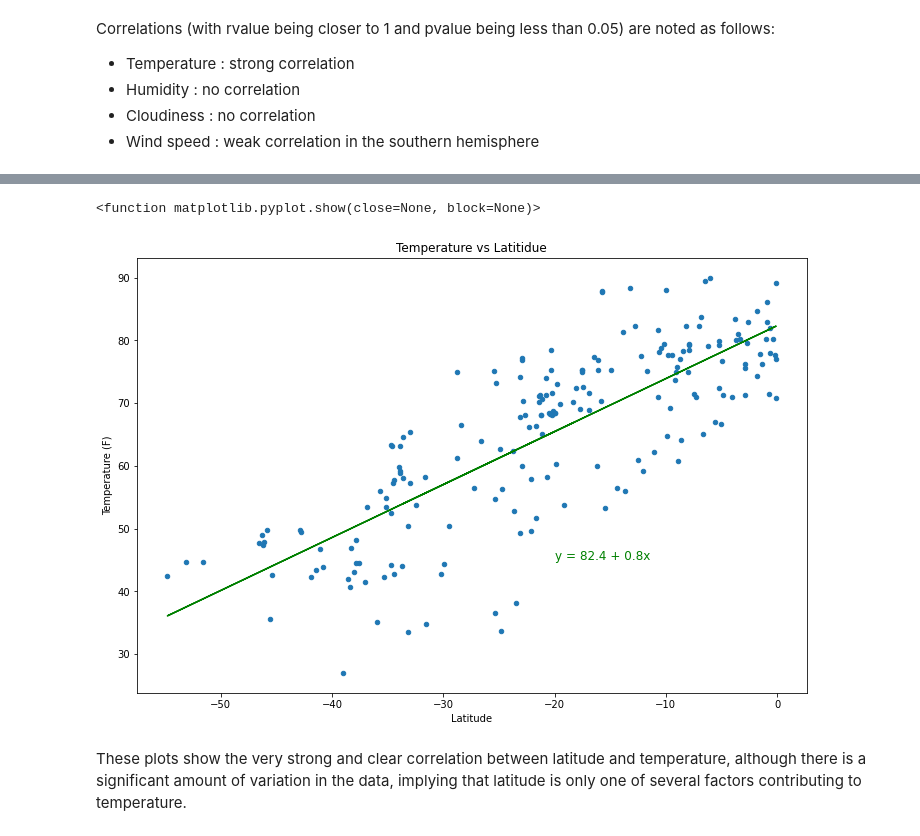
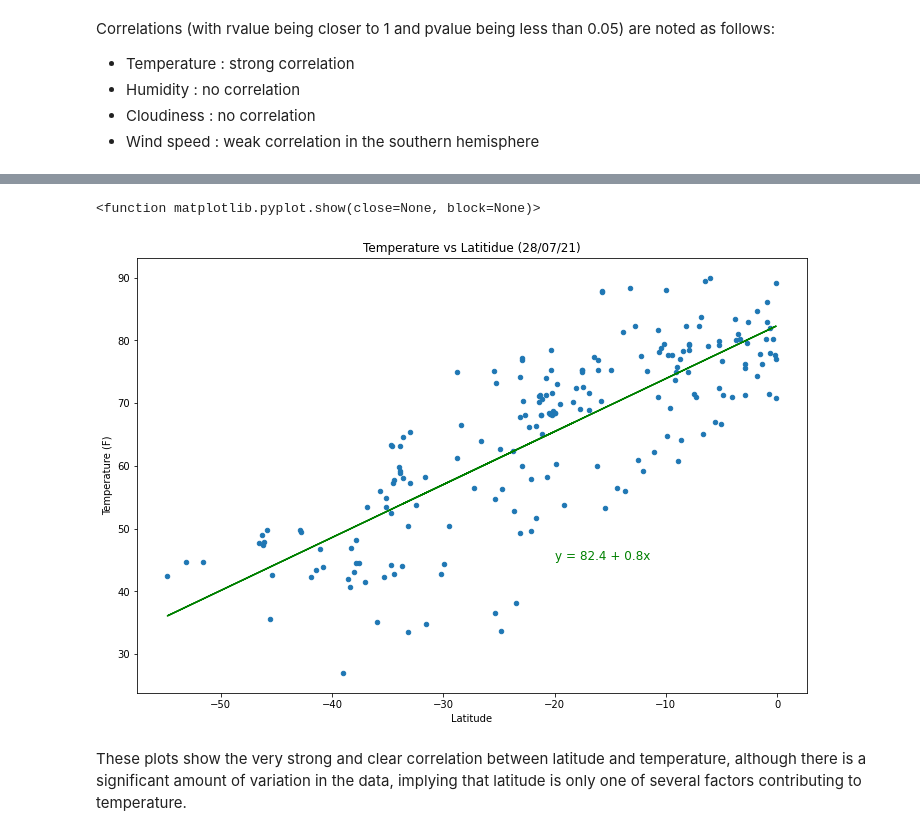
Before and after one commit to TomHOldershaw/python-api-challenge, a Jupyter notebook: WeatherPy/WeatherPy.ipynb, the cells around one changed output, grey strips where cells are left out. Drawn from its saved outputs; the diff is of its cells as text; code cells hidden in the pictures.

```diff
--- a/WeatherPy/WeatherPy.ipynb
+++ b/WeatherPy/WeatherPy.ipynb
@@ -309,21 +309,21 @@ plt.show
 # %%
 # Southern temperature
 regress_slope = st_temp_rg[0]
 regress_icept = st_temp_rg[1]
 regress_values = [(x * regress_slope) + regress_icept for x in southern['Lat']]
 regress_text = f"y = {round(regress_icept,1)} + {round(regress_slope,1)}x"
 
 southern.plot(kind="scatter", x='Lat', y='Max Temp', figsize=(12,8))
 plt.plot(southern['Lat'], regress_values, color="g")
 plt.annotate(regress_text,(-20,45),fontsize=12,color="g")
 plt.xlabel("Latitude")
 plt.ylabel("Temperature (F)")
-plt.title("Temperature vs Latitidue")
+plt.title("Temperature vs Latitidue (28/07/21)")
 plt.savefig("output/temp_southern.png", format='png')
 plt.show
 # %% [output]
 <function matplotlib.pyplot.show(close=None, block=None)>
-[figure, old version]
+[figure, new version]
 # %% [markdown]
 These plots show the very strong and clear correlation between latitude and temperature, although there is a significant amount of variation in the data, implying that latitude is only one of several factors contributing to temperature.
 # %%
```
Also changed, not shown: parts of 19 cells of this notebook.
